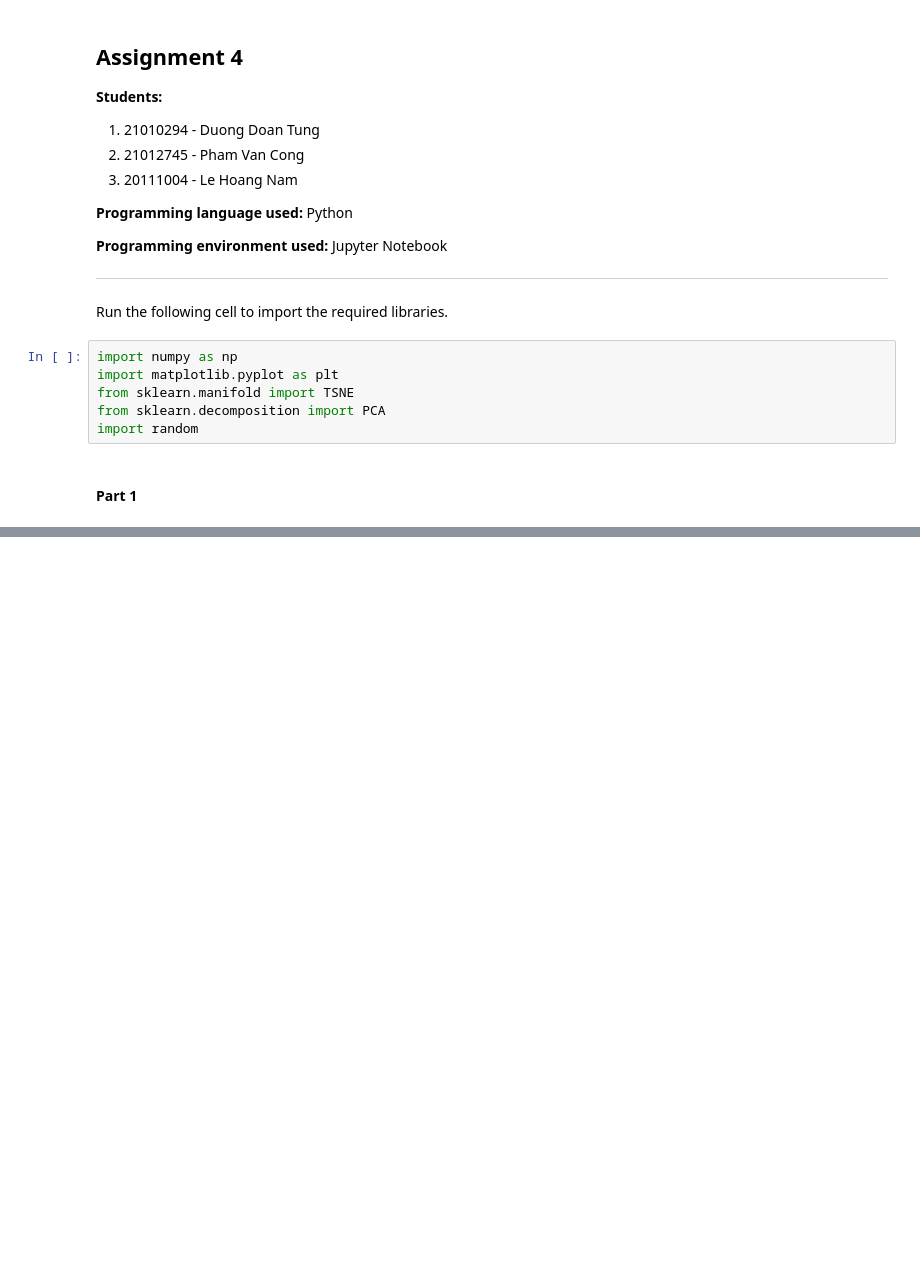
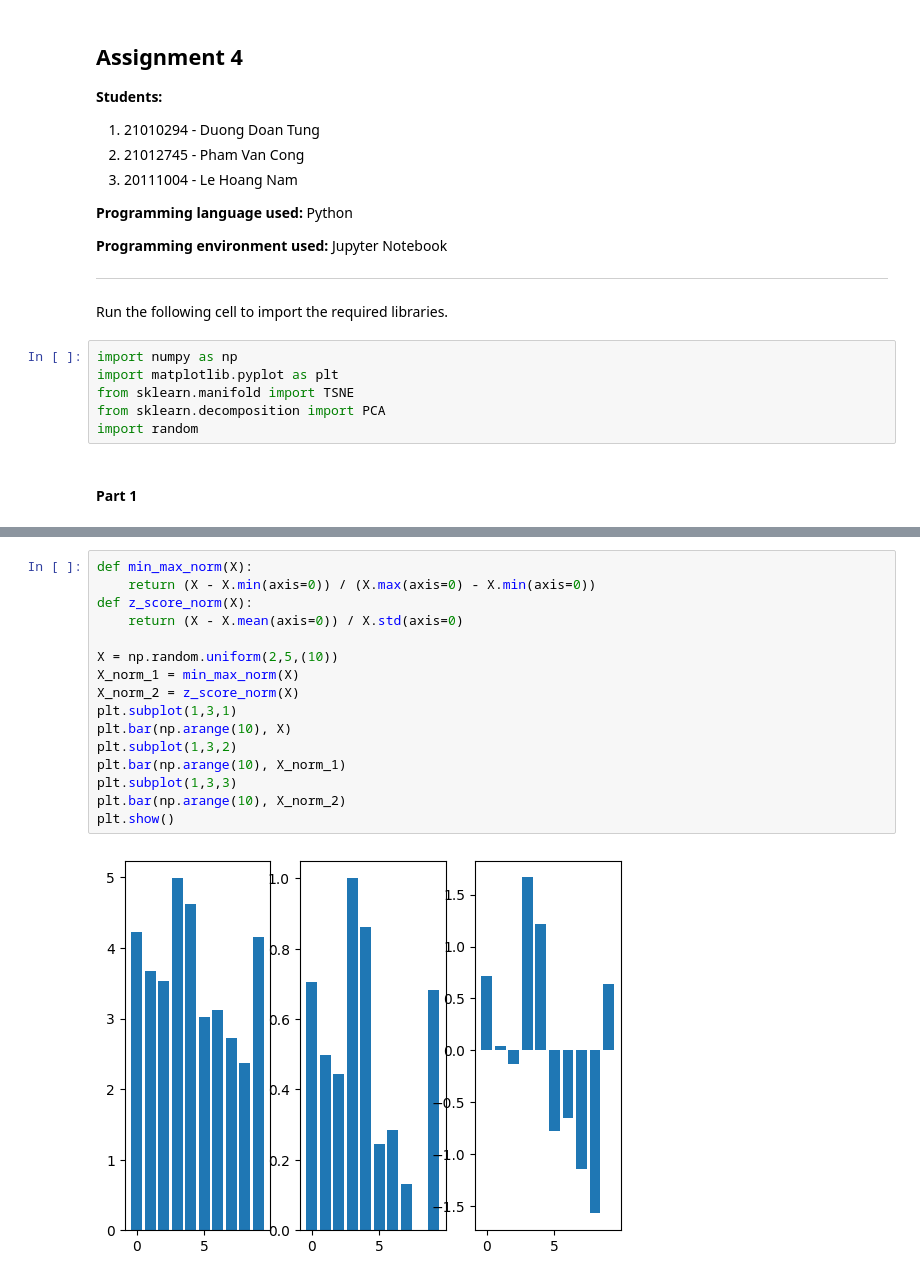
Before and after one commit to dtungpka/Applied-Mathematics-for-Artificial-Intelligence, a Jupyter notebook: Assignment_4/Assignment 4.ipynb, the cells around one changed output, grey strips where cells are left out. Cells and saved outputs as stored; diff of their text form; blank space fills up the shorter version.

```diff
--- a/Assignment_4/Assignment 4.ipynb
+++ b/Assignment_4/Assignment 4.ipynb
@@ -301,0 +80,18 @@ e
+# %%
+def min_max_norm(X):
+    return (X - X.min(axis=0)) / (X.max(axis=0) - X.min(axis=0))
+def z_score_norm(X):
+    return (X - X.mean(axis=0)) / X.std(axis=0)
+
+X = np.random.uniform(2,5,(10))
+X_norm_1 = min_max_norm(X)
+X_norm_2 = z_score_norm(X)
+plt.subplot(1,3,1)
+plt.bar(np.arange(10), X)
+plt.subplot(1,3,2)
+plt.bar(np.arange(10), X_norm_1)
+plt.subplot(1,3,3)
+plt.bar(np.arange(10), X_norm_2)
+plt.show()
+# %% [output]
+[figure, added]
```
Also changed, not shown: parts of 14 cells of this notebook.
